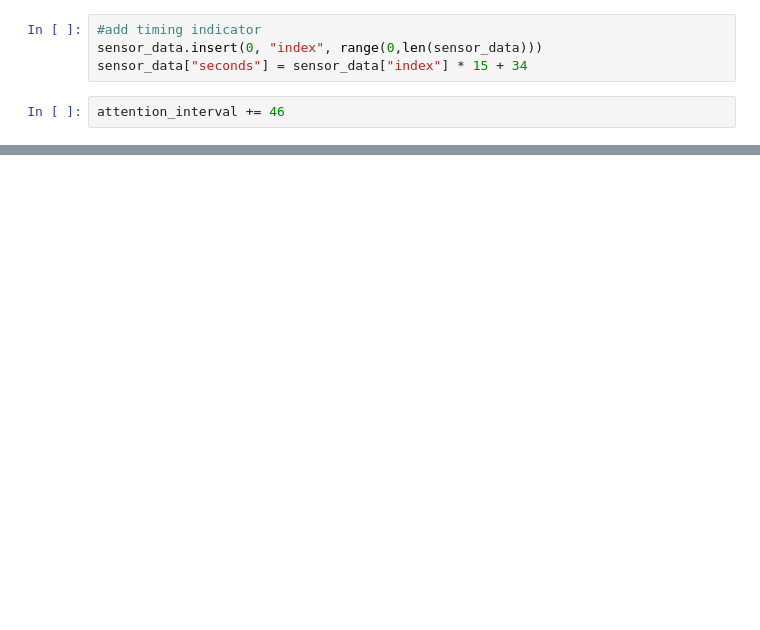
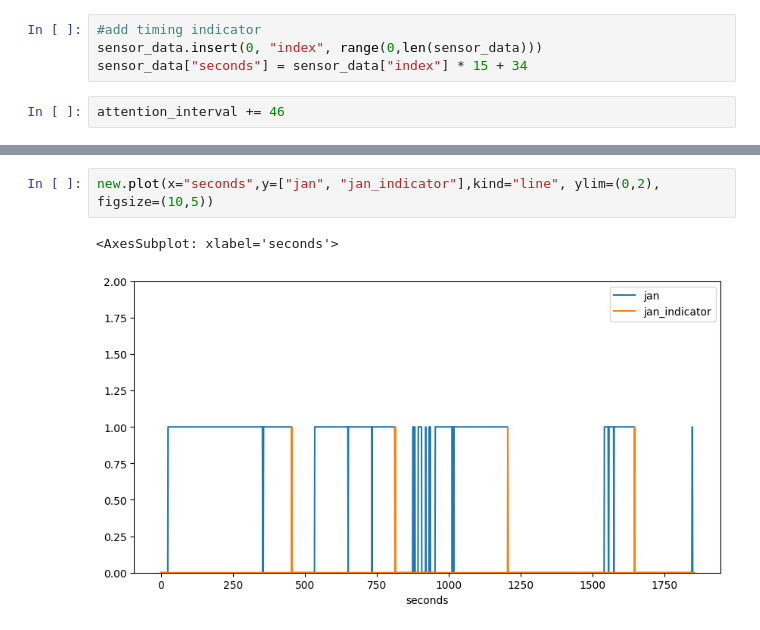
Before and after one commit to jan-ra/attention-keeper, a Jupyter notebook: data-processing.ipynb, the cells around one changed output, grey strips where cells are left out. Drawn from its saved outputs; the diff is of its cells as text; blank space fills up the shorter version.

```diff
--- a/data-processing.ipynb
+++ b/data-processing.ipynb
@@ -31,0 +85,5 @@ sensor_data
+# %%
+new.plot(x="seconds",y=["jan", "jan_indicator"],kind="line", ylim=(0,2), figsize=(10,5))
+# %% [output]
+<AxesSubplot: xlabel='seconds'>
+[figure, added]
```
Also changed, not shown: parts of 17 cells of this notebook.
